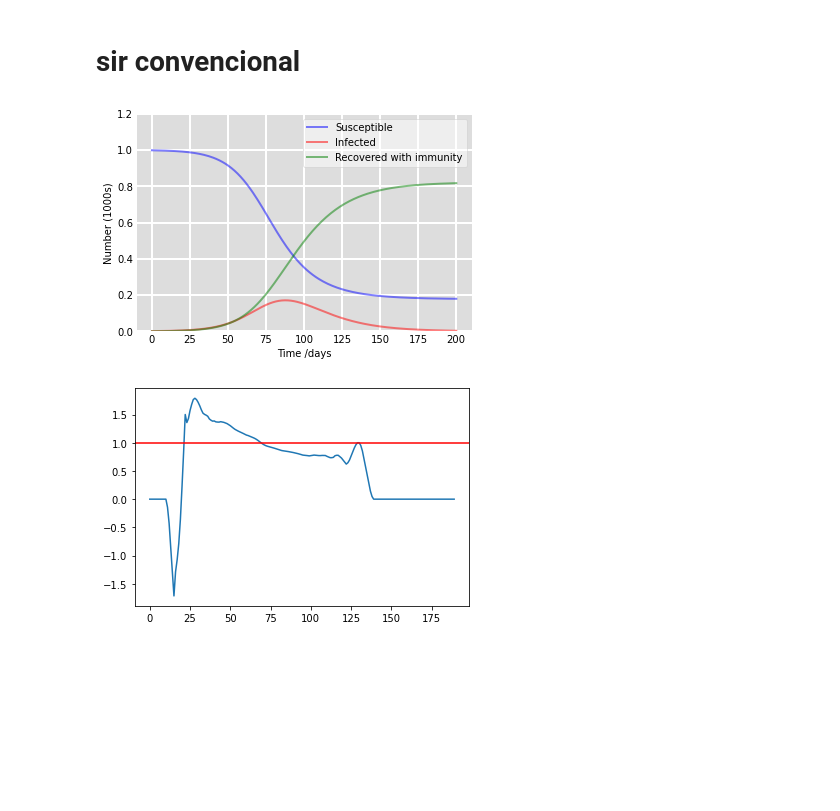
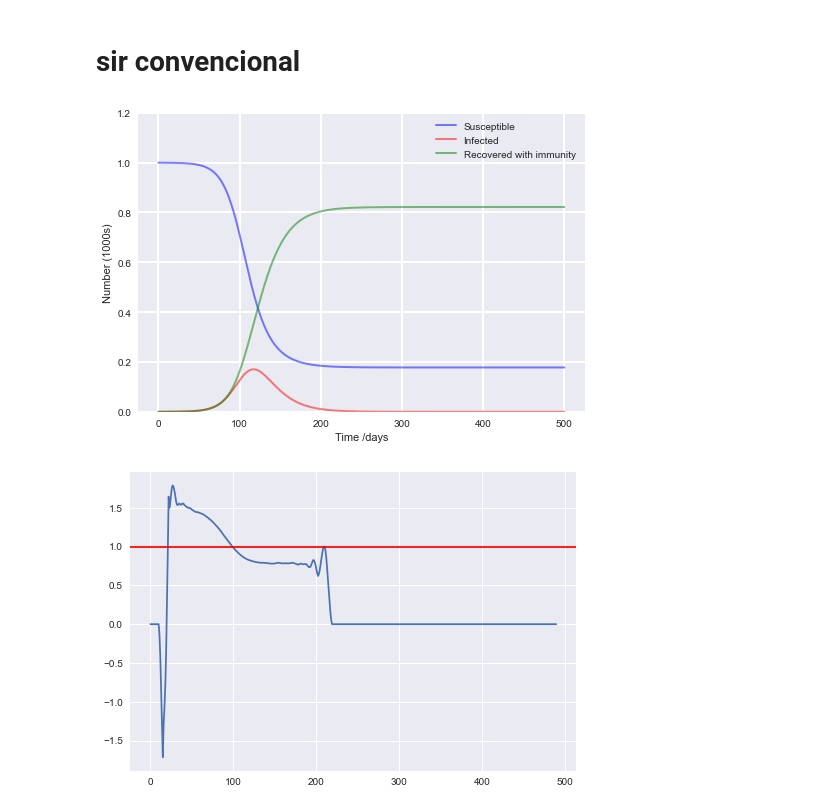
Before and after one commit to denisecammarota/tesis-ib, a Jupyter notebook: SIRmodels/SIR_model_mod.ipynb, the cells around one changed output. Cells and saved outputs as stored; diff of their text form; code cells hidden in the pictures; blank space fills up the shorter version.

```diff
--- a/SIRmodels/SIR_model_mod.ipynb
+++ b/SIRmodels/SIR_model_mod.ipynb
@@ -4,6 +4,7 @@
 import numpy as np
 from scipy.integrate import odeint
 import matplotlib.pyplot as plt
+plt.style.use('seaborn')
 # %%
 # The SIR model differential equations.
 def deriv(y, t, N, beta, gamma):
@@ -90,9 +91,9 @@ def sir_modificado(b0,a,g,i0,r0,a0,n,dias):
     plt.axhline(y=1,c='r')
     plt.show()
 # %%
-n = 1000
-i0, r0, a0 = 1, 0, 0.05
-b0,a,g = 0.15, 0.02,  1./14
-dias = 200
+n = 10000
+i0, r0, a0 = 1, 0, 0.1
+b0,a,g = 0.15, 0.05,  1./14
+dias = 800
 sir_modificado(b0,a,g,i0,r0,a0,n,dias)
 # %% [output]
@@ -120,11 +121,11 @@ def sir(b0,g,i0,r0,n,dias):
     S, I, R = ret.T
 
     # Plot the data on three separate curves for S(t), I(t) and R(t)
-    fig = plt.figure(facecolor='w')
-    ax = fig.add_subplot(111, facecolor='#dddddd', axisbelow=True)
-    ax.plot(t, S/1000, 'b', alpha=0.5, lw=2, label='Susceptible')
-    ax.plot(t, I/1000, 'r', alpha=0.5, lw=2, label='Infected')
-    ax.plot(t, R/1000, 'g', alpha=0.5, lw=2, label='Recovered with immunity')
+    fig = plt.figure()
+    ax = fig.add_subplot(111, axisbelow=True)
+    ax.plot(t, S/n, 'b', alpha=0.5, lw=2, label='Susceptible')
+    ax.plot(t, I/n, 'r', alpha=0.5, lw=2, label='Infected')
+    ax.plot(t, R/n, 'g', alpha=0.5, lw=2, label='Recovered with immunity')
     ax.set_xlabel('Time /days')
     ax.set_ylabel('Number (1000s)')
     ax.set_ylim(0,1.2)
@@ -163,11 +164,11 @@ def sir(b0,g,i0,r0,n,dias):
     plt.axhline(y=1,c='r')
     plt.show()
 # %%
-n = 1000
+n = 10000
 i0, r0  = 1, 0
 b0,g = 0.15, 1./14
-dias = 200
+dias = 500
 sir(b0,g,i0,r0,n,dias)
 # %% [output]
-[figure, old version]
+[figure, new version]
-[figure, old version]
+[figure, new version]
```
Also changed, not shown: parts of 3 cells of this notebook, 3 other files.
